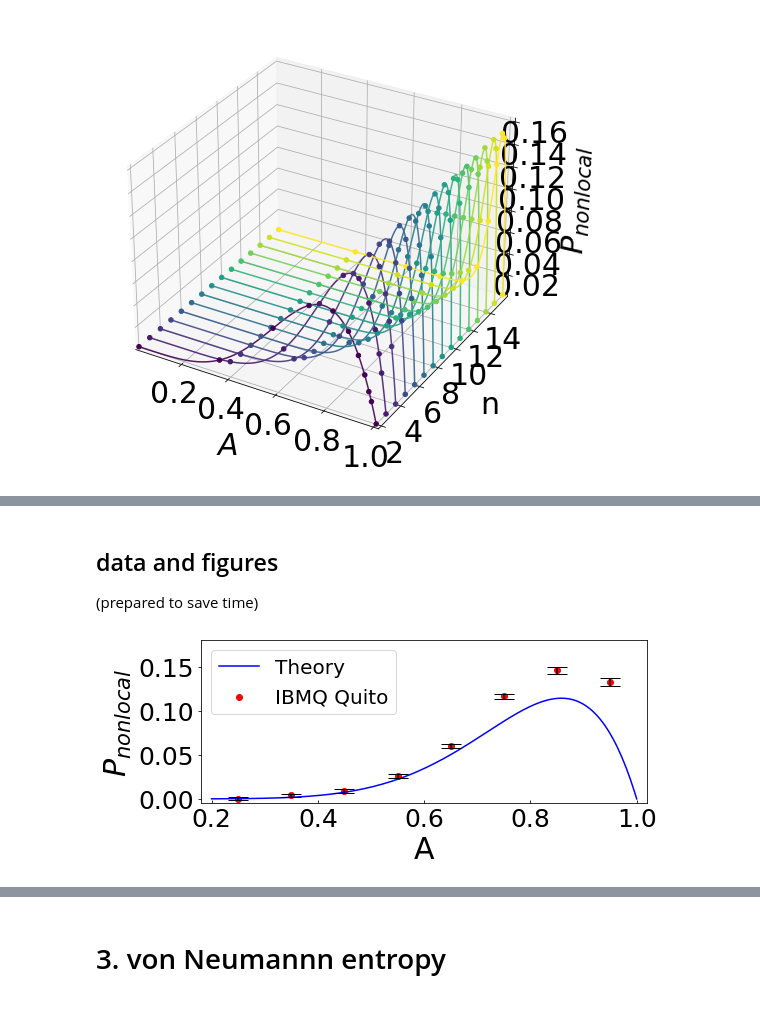
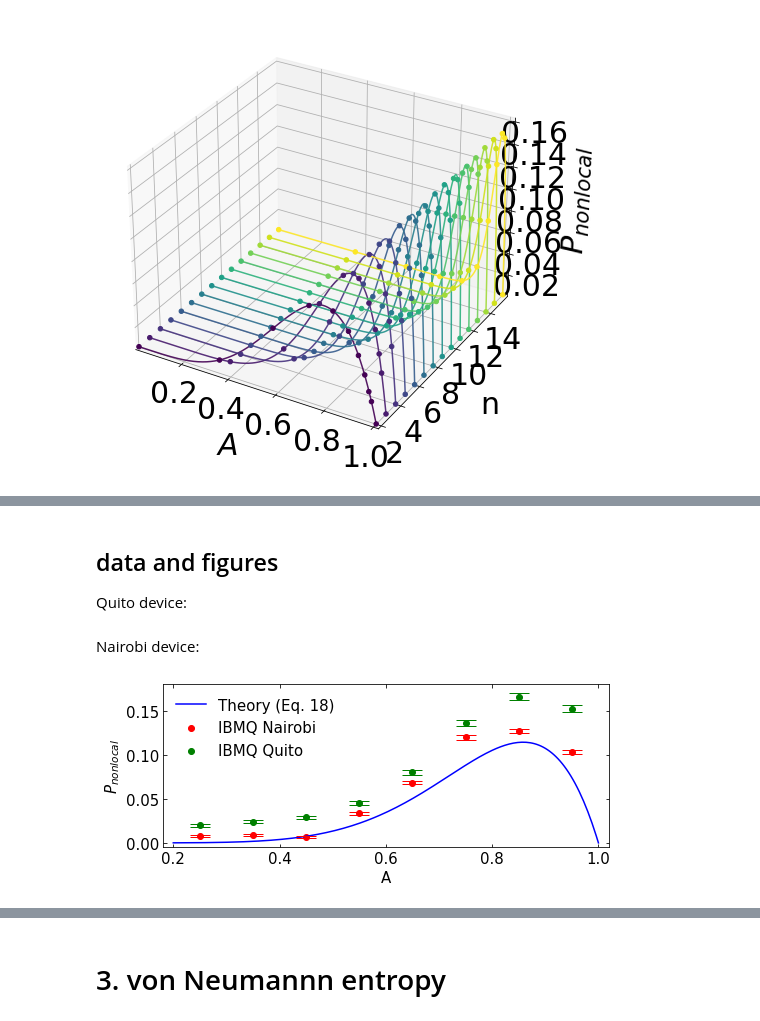
Before and after one commit to mx73/Testing-QM-on-NISQ, a Jupyter notebook: Stronger Hardys quantum nonlocality theory and simulation/n-particle-Hardy-nonlocality.ipynb, the cells around one changed output, grey strips where cells are left out. Drawn from its saved outputs; the diff is of its cells as text; code cells hidden in the pictures.

```diff
--- a/Stronger Hardys quantum nonlocality theory and simulation/n-particle-Hardy-nonlocality.ipynb
+++ b/Stronger Hardys quantum nonlocality theory and simulation/n-particle-Hardy-nonlocality.ipynb
@@ -146,6 +79,0 @@ meas: 3/════════════════════════
-# %%
-#Measurement
-shots = 10000
-job = execute(qc, backend=simulator, shots=shots)
-counts = job.result().get_counts(qc)
-plot_histogram(counts)
@@ -186,7 +341,9 @@ Calculate optimal $P_{nonlocal}$ for large $n$
 # %%
+#lin-log scale
 np.seterr(divide='ignore', invalid='ignore') #ignore divide by zero warning
 plist = []
 nlist = []
+Alist = []
 fig = plt.figure(figsize=(6,3))
 ax = plt.subplot(111)
 
@@ -194,10 +351,11 @@ for i in range(1,20):
     n = 2**i
     nlist.append(n)
     x=np.linspace(0,1,2**(i+4)+1)
-    y=(x**(n))+n*x**(2*n-1)*(x-1)/(1-x**(n))
+    y=(x**(2*n))+n*x**(4*n-2)*(x**2-1)/(1-x**(2*n))
     maxy0 = max(y) #find maximal nonlocal probability for each n
-
+    A0=x[np.nanargmax(y)]
     plist.append(maxy0)
+    Alist.append(A0)
 plt.plot(nlist, plist, color = 'blue')
 plt.xscale('log')
 plt.tick_params(axis='x', which='both', bottom=True, top=False, labelbottom=True, direction="in", labelsize=25)
@@ -387,6 +577,7 @@ for t in tlist:
 # %% [markdown]
 ## data and figures
-(prepared to save time)
+
+Quito device:
 # %%
 backend = 'ibmq_quito'
 split = 8
@@ -395,7 +586,7 @@ tlist = np.arcsin(A_exp)*2
 #calculate nonlocal probability from accumulated data
 n=3
 j=0
-nonlist_m = np.zeros(split)
+nonlist_m_quito = np.zeros(split)
 for t in tlist:
     countssim3 = np.load(os.path.join('data','Toff_count_%s_%s_%s_m'%(n,backend,j)),allow_pickle='True')
 
@@ -412,8 +603,9 @@ for t in tlist:
     d = countssim3
     d1 = { k: d[k]/sum(d[k] for k in d) for k in d }
     nonloc = sum(v for k, v in d1.items() if (k.count('0') > 1) )
-    nonlist_m[j]+=nonloc
+    nonlist_m_quito[j]+=nonloc
     j+=1
+
 #calculate std for each 100 runs of 20000 shots of each theta from raw data
 n=3
 nonlist_mforvar = []
@@ -443,4 +635,6 @@ for t in tlist:
         nonloc = sum(v for k, v in d1.items() if (k.count('0') > 1) )
         nonlist_mforvar[j].append(nonloc)
     j+=1
-std = np.std(nonlist_mforvar,1)
+std_quito = np.std(nonlist_mforvar,1)
+# %% [markdown]
+Nairobi device:
@@ -447,27 +685,47 @@ std = np.std(nonlist_mforvar,1)
 # %%
-shift = 0.019902 #systematic error shift
+# plot
 n=3
 split = 8
+cm=1/2.54
+#fig = plt.figure(figsize=(15.96*cm , 6.913*cm))
 fig = plt.figure(figsize=(8,3))
 ax = plt.subplot(111)
 A_exp = np.linspace(0.25,0.95,split)
 A_theo = np.linspace(0.2,1+0.0000001,201)
 x = A_theo
-y = (x**(2*n))-n*x**(4*n-2)*(1-x**2)/(1-x**(2*n))
-plt.plot(A_theo,y,label='Theory',color='blue')
-plt.scatter(A_exp,nonlist_m-shift,label='IBMQ Quito',color='r')
-plt.errorbar(A_exp,nonlist_m-shift, yerr=std,color='k',capsize = 10,linestyle='')
+y = (x**(2*n))-n*x**(4*n-2)*(1-x**2)/(1-x**(2*n)) #theoretical line
+plt.plot(A_theo,y,label='Theory (Eq. 18)',color='blue') #theoretical line
+#plt.scatter(A_exp,nonlist)
+plt.scatter(A_exp,nonlist_m,label='IBMQ Nairobi',color='r') #Experimental line
+plt.errorbar(A_exp,nonlist_m, yerr=std,color='r',capsize = 10,linestyle='')
+plt.scatter(A_exp,nonlist_m_quito,label='IBMQ Quito',color='g') #Experimental line
+plt.errorbar(A_exp,nonlist_m_quito, yerr=std_quito,color='g',capsize = 10,linestyle='')
 
-plt.tick_params(axis='x', which='both', bottom=True, top=False, labelbottom=True, direction="in", labelsize=25)
-plt.tick_params(axis="y", labelsize=25)
+plt.tick_params(
+    axis='x',          # changes apply to the x-axis
+    which='both',      # both major and minor ticks are affected
+    bottom=True,      # ticks along the bottom edge are off
+    top=True,         # ticks along the top edge are off
+    labelbottom=True,  # labels along the bottom edge are off
+    direction="in", labelsize=15)
 
-plt.xlabel('A',size=30)
-plt.ylabel('$P_{nonlocal}$',size=30)
-plt.legend(loc = 'upper left',fontsize=20)
+plt.tick_params(
+    axis='y',          # changes apply to the x-axis
+    which='both',      # both major and minor ticks are affected
+    left=True,      # ticks along the bottom edge are off
+    right=True,         # ticks along the top edge are off
+    labelleft=True,  # labels along the bottom edge are off
+    direction="in", labelsize=15)
+
+plt.xlabel('A',size=15)
+plt.ylabel('$P_{nonlocal}$',size=15)
+plt.legend(loc = 'upper left',fontsize=15,framealpha = 0)
+#plt.title('$|\Psi>$',size=20)
 plt.yticks([0,0.05,0.1,0.15])
 plt.xticks([0.2,0.4,0.6,0.8,1])
 plt.xlim(0.18, 1.02)
 plt.ylim(bottom=-0.005, top = 0.18)
+#plt.savefig('NairobiQuito_Psi_big.svg', transparent = True, dpi=240)
 plt.show()
 # %% [output]
-[figure, old version]
+[figure, new version]
```
Also changed, not shown: parts of 52 cells of this notebook.
